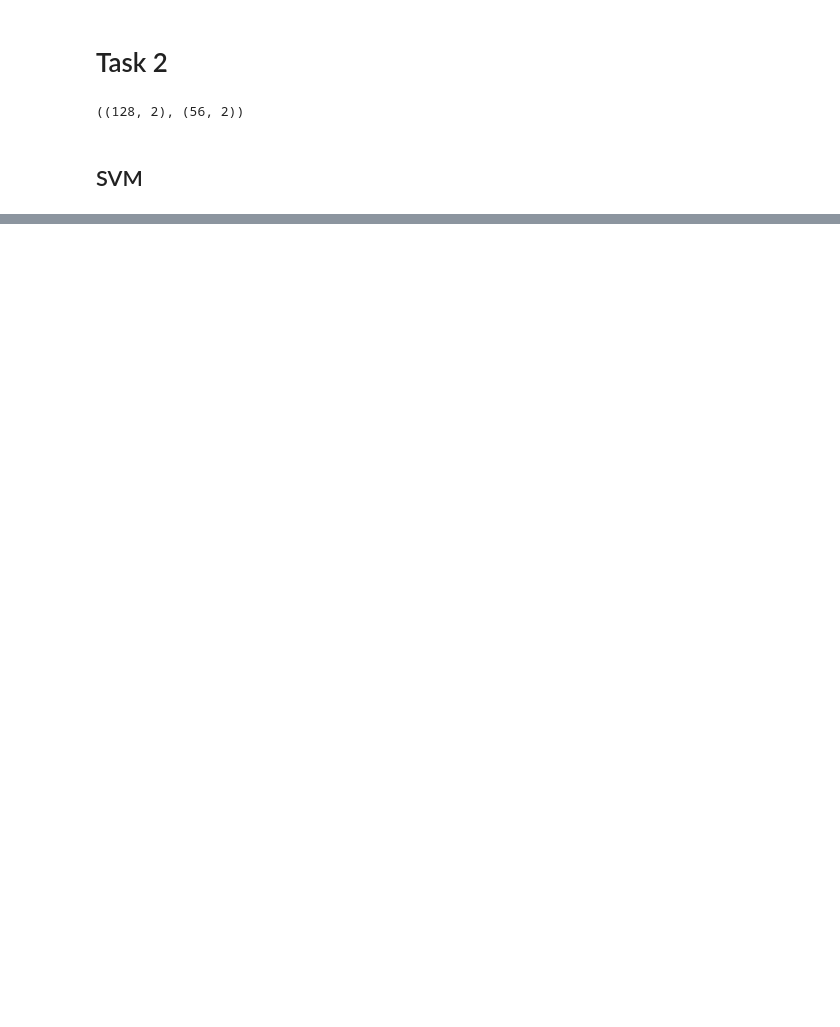
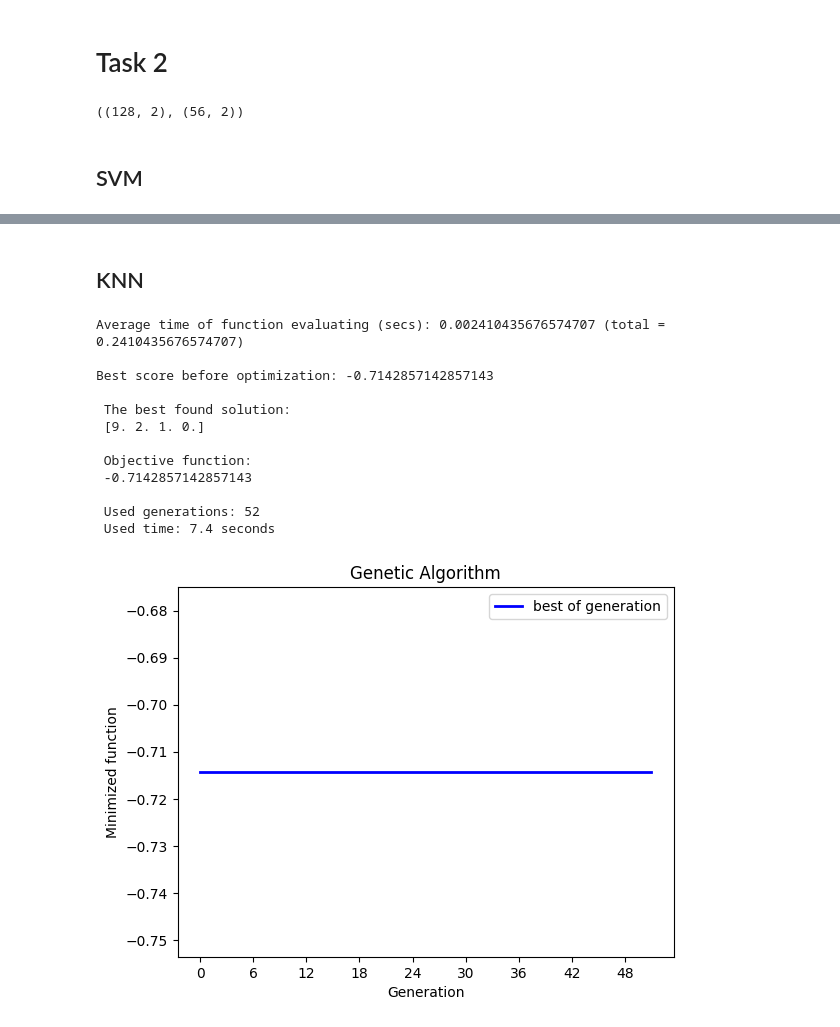
Before and after one commit to Metaraddin/m1_isit, a Jupyter notebook: PR_9-10/main.ipynb, the cells around one changed output, grey strips where cells are left out. Saved outputs shown, nothing was run; the diff lists cells and outputs as text; code cells hidden in the pictures; blank space fills up the shorter version.

```diff
--- a/PR_9-10/main.ipynb
+++ b/PR_9-10/main.ipynb
@@ -467,0 +468,50 @@ plot_results(features, targets, func(result.variable), figsize=(13, 13), in3d=Tr
+# %% [markdown]
+## KNN
+# %%
+knn_parameters = {
+    'n_neighbors': np.linspace(5, 15, 10, dtype=np.int32),
+    'algorithm': ['ball_tree', 'kd_tree', 'brute'],
+    'weights': ['distance', 'uniform'],
+    'p': [1, 2]
+}
+
+knn_vb = np.array([[0, len(knn_parameters['n_neighbors']) - 1],
+                   [0, len(knn_parameters['algorithm']) - 1],
+                   [0, len(knn_parameters['weights']) - 1],
+                   [0, len(knn_parameters['p']) - 1]])
+
+def func(X):
+    local_parameters = {
+        'n_neighbors': knn_parameters['n_neighbors'][int(X[0])],
+        'algorithm': knn_parameters['algorithm'][int(X[1])],
+        'weights': knn_parameters['weights'][int(X[2])],
+        'p': knn_parameters['p'][int(X[3])]
+    }
+    model = KNeighborsClassifier(**local_parameters)
+    model.fit(x_train, y_train)
+    return model
+
+def func_ga(X):
+    return func(X).score(x_test, y_test) * -1
+# %%
+model_knn = ga(func_ga,
+               dimension = 4,
+               variable_type='int',
+               variable_boundaries = knn_vb,
+               function_timeout = 10,
+               algorithm_parameters=AlgorithmParams())
+result = model_knn.run()
+# %% [output]
+Average time of function evaluating (secs): 0.002410435676574707 (total = 0.2410435676574707)
+
+Best score before optimization: -0.7142857142857143
+
+ The best found solution:
+ [9. 2. 1. 0.]
+
+ Objective function:
+ -0.7142857142857143
+
+ Used generations: 52
+ Used time: 7.4 seconds
+[figure, added]
```
Also changed, not shown: parts of 22 cells of this notebook.
